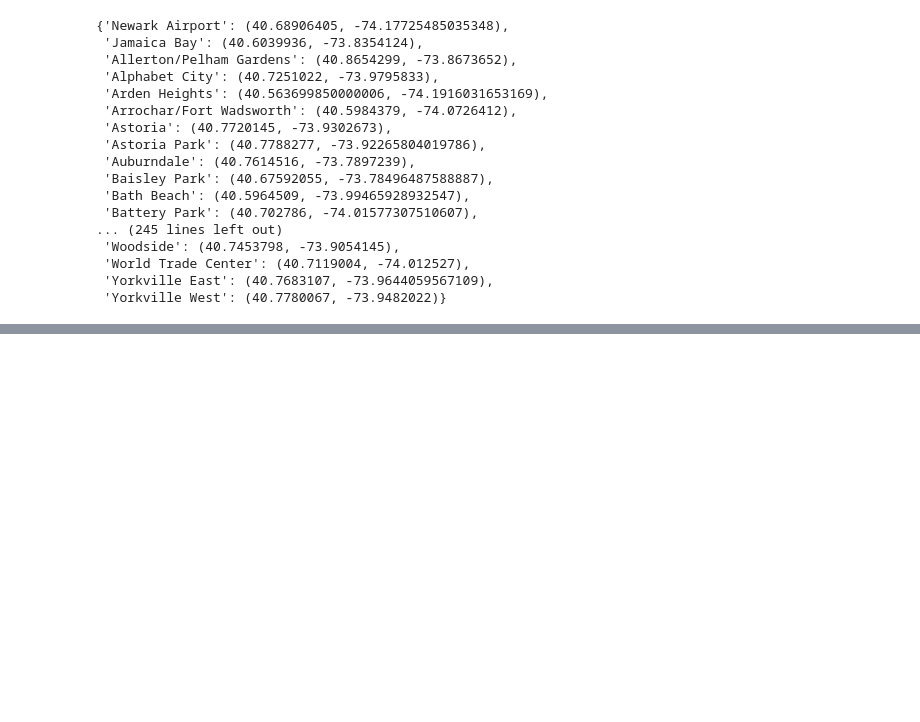
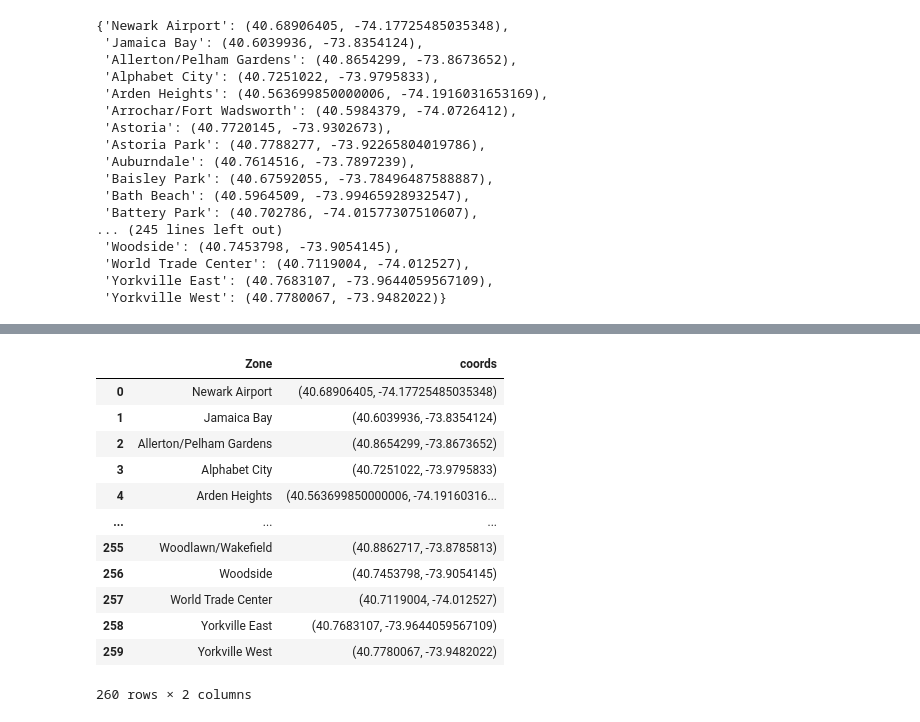
Before and after one commit to Krinnik/ny_ride_fair_optimization, a Jupyter notebook: nik_folder/nik_model_2_test.ipynb, the cells around one changed output, grey strips where cells are left out. Saved outputs shown, nothing was run; the diff lists cells and outputs as text; code cells hidden in the pictures; blank space fills up the shorter version.

```diff
--- a/nik_folder/nik_model_2_test.ipynb
+++ b/nik_folder/nik_model_2_test.ipynb
@@ -542,0 +622,20 @@ Found (cardinal): Yorkville West -> Yorkville, Manhattan, New York City (40.7780
+# %%
+zone_coordinates_series = pd.Series(zone_coordinates_fixed)
+zone_coordinates_df = pd.DataFrame(zone_coordinates_series, columns=['coords'])
+zone_coordinates_df = zone_coordinates_df.reset_index()
+zone_coordinates_df.rename(columns={'index': 'Zone'}, inplace=True)
+zone_coordinates_df
+# %% [output]
+|  | Zone | coords |
+| 0 | Newark Airport | (40.68906405, -74.17725485035348) |
+| 1 | Jamaica Bay | (40.6039936, -73.8354124) |
+| 2 | Allerton/Pelham Gardens | (40.8654299, -73.8673652) |
+| 3 | Alphabet City | (40.7251022, -73.9795833) |
+| 4 | Arden Heights | (40.563699850000006, -74.19160316... |
+| ... | ... | ... |
+| 255 | Woodlawn/Wakefield | (40.8862717, -73.8785813) |
+| 256 | Woodside | (40.7453798, -73.9054145) |
+| 257 | World Trade Center | (40.7119004, -74.012527) |
+| 258 | Yorkville East | (40.7683107, -73.9644059567109) |
+| 259 | Yorkville West | (40.7780067, -73.9482022) |
+260 rows × 2 columns
```
Also changed, not shown: parts of 16 cells of this notebook, 1 other file.
